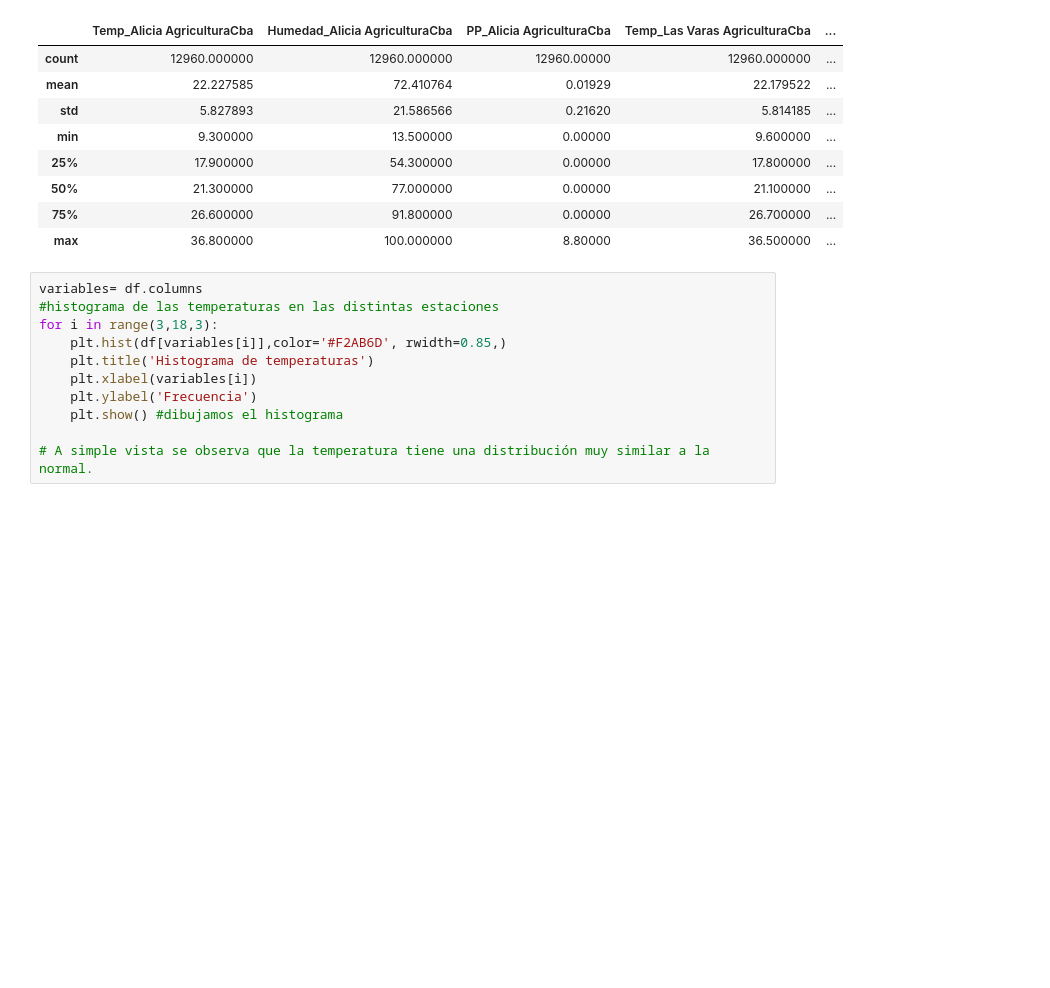
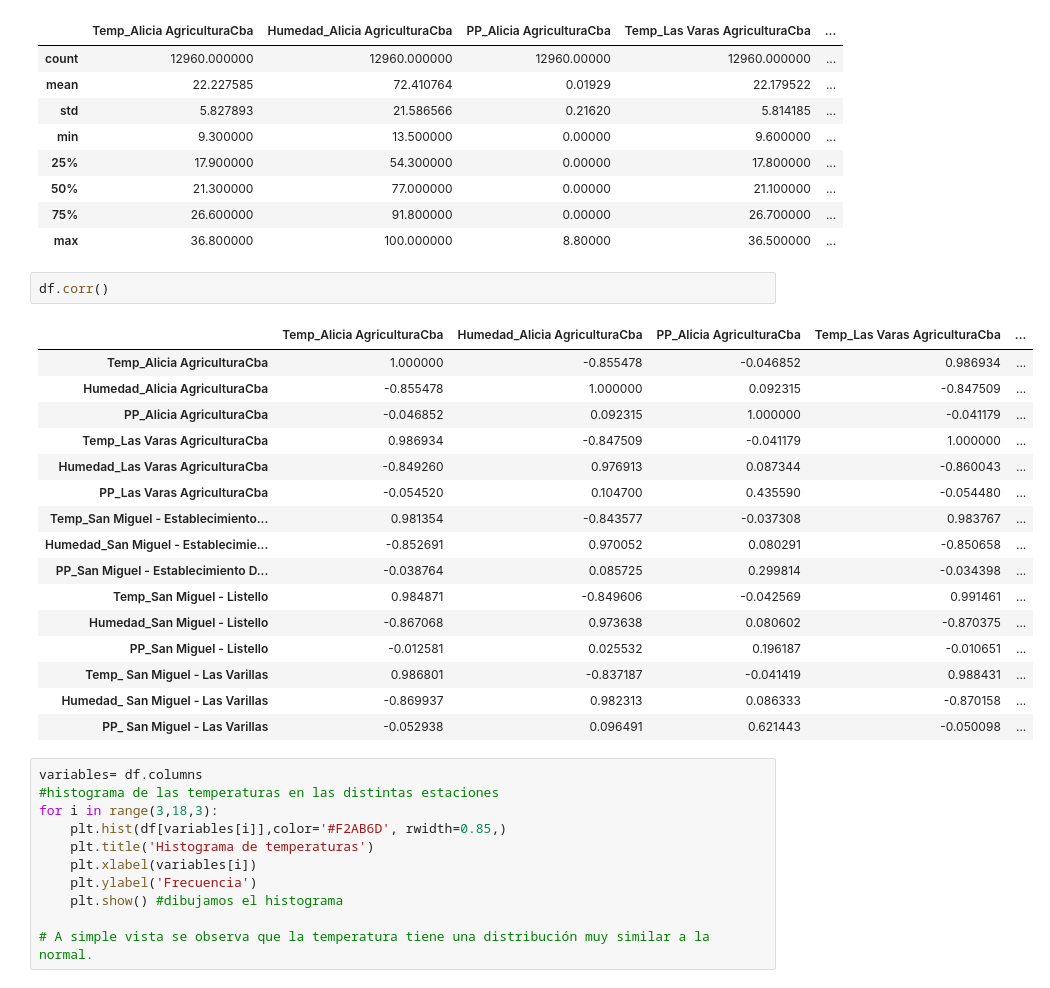
Before and after one commit to Jorge-89/Data-Science-CoderHouse, a Jupyter notebook: AED y Regresión Lineal.ipynb, the cells around one changed output. Cells and saved outputs as stored; diff of their text form; blank space fills up the shorter version.

```diff
--- a/AED y Regresión Lineal.ipynb
+++ b/AED y Regresión Lineal.ipynb
@@ -80,6 +80,25 @@ df.describe()
 | 50% | 21.300000 | 77.000000 | 0.00000 | 21.100000 | ... |
 | 75% | 26.600000 | 91.800000 | 0.00000 | 26.700000 | ... |
 | max | 36.800000 | 100.000000 | 8.80000 | 36.500000 | ... |
+# %%
+df.corr()
+# %% [output]
+|  | Temp_Alicia AgriculturaCba | Humedad_Alicia AgriculturaCba | PP_Alicia AgriculturaCba | Temp_Las Varas AgriculturaCba | ... |
+| Temp_Alicia AgriculturaCba | 1.000000 | -0.855478 | -0.046852 | 0.986934 | ... |
+| Humedad_Alicia AgriculturaCba | -0.855478 | 1.000000 | 0.092315 | -0.847509 | ... |
+| PP_Alicia AgriculturaCba | -0.046852 | 0.092315 | 1.000000 | -0.041179 | ... |
+| Temp_Las Varas AgriculturaCba | 0.986934 | -0.847509 | -0.041179 | 1.000000 | ... |
+| Humedad_Las Varas AgriculturaCba | -0.849260 | 0.976913 | 0.087344 | -0.860043 | ... |
+| PP_Las Varas AgriculturaCba | -0.054520 | 0.104700 | 0.435590 | -0.054480 | ... |
+| Temp_San Miguel - Establecimiento... | 0.981354 | -0.843577 | -0.037308 | 0.983767 | ... |
+| Humedad_San Miguel - Establecimie... | -0.852691 | 0.970052 | 0.080291 | -0.850658 | ... |
+| PP_San Miguel - Establecimiento D... | -0.038764 | 0.085725 | 0.299814 | -0.034398 | ... |
+| Temp_San Miguel - Listello | 0.984871 | -0.849606 | -0.042569 | 0.991461 | ... |
+| Humedad_San Miguel - Listello | -0.867068 | 0.973638 | 0.080602 | -0.870375 | ... |
+| PP_San Miguel - Listello | -0.012581 | 0.025532 | 0.196187 | -0.010651 | ... |
+| Temp_ San Miguel - Las Varillas | 0.986801 | -0.837187 | -0.041419 | 0.988431 | ... |
+| Humedad_ San Miguel - Las Varillas | -0.869937 | 0.982313 | 0.086333 | -0.870158 | ... |
+| PP_ San Miguel - Las Varillas | -0.052938 | 0.096491 | 0.621443 | -0.050098 | ... |
 # %%
 variables= df.columns
 #histograma de las temperaturas en las distintas estaciones
```
Also changed, not shown: parts of 3 cells of this notebook.
